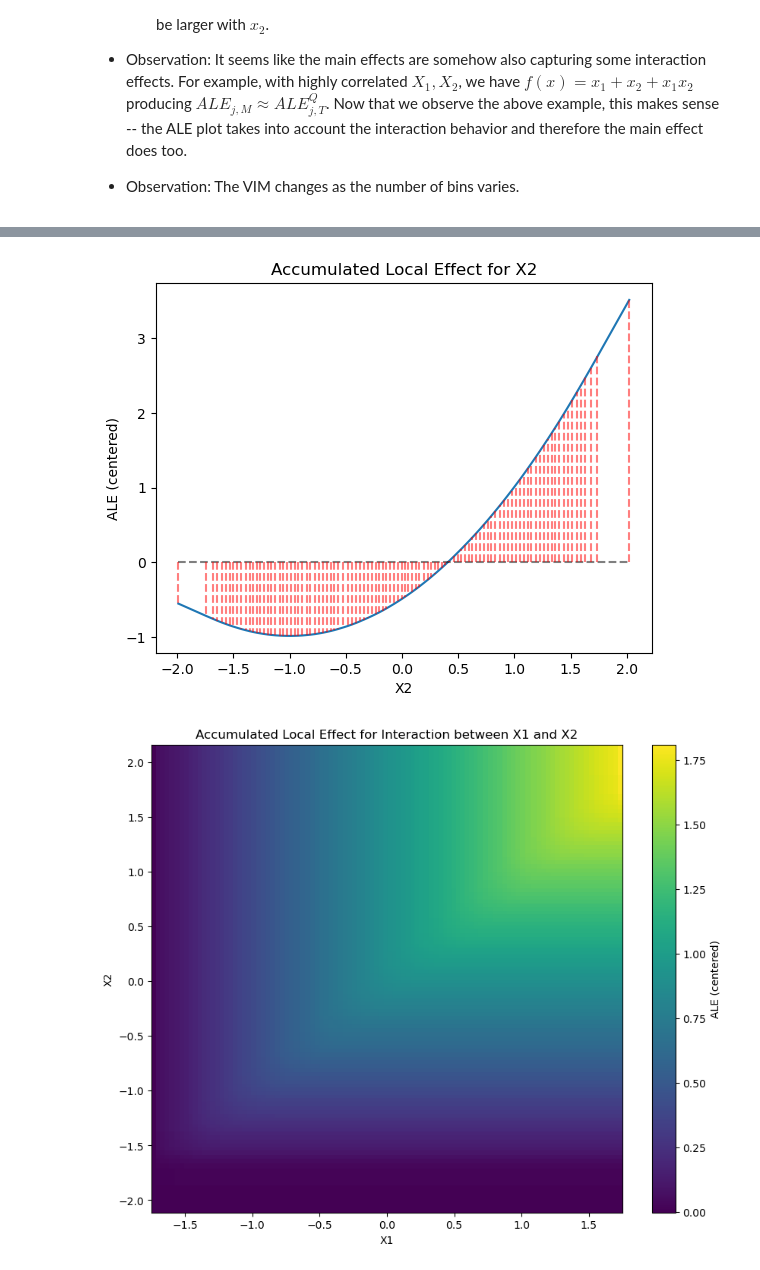
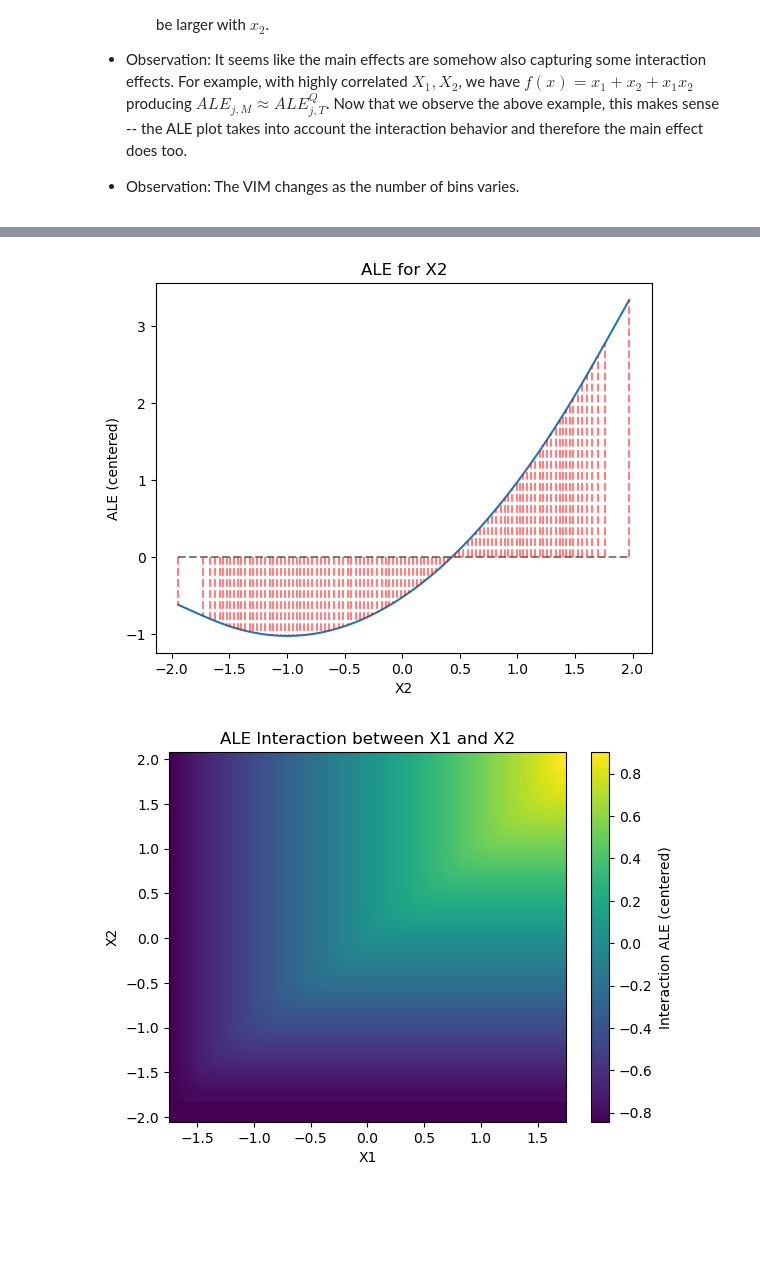
Before and after one commit to dawsonren/ExplainableML, a Jupyter notebook: examine.ipynb, the cells around one changed output, grey strips where cells are left out. Saved outputs shown, nothing was run; the diff lists cells and outputs as text; code cells hidden in the pictures; blank space fills up the shorter version.

```diff
--- a/examine.ipynb
+++ b/examine.ipynb
@@ -163,17 +134,4 @@ plt.show()
 # %%
-edges1, curve1 = ale_1d(f, X, 1, bins)
-x_vals = np.linspace(edges1.min(), edges1.max(), 100)
-theory = (1 / 2) * x_vals ** 2 + x_vals - (1 / 2)
-plt.figure()
-plt.plot(edges1, curve1, label='ALE Curve')
-plt.plot(x_vals, theory, color='green', linestyle='--', label='Theoretical')
-# draw horizontal line at y=0
-plt.hlines(y=0, xmin=edges1.min(), xmax=edges1.max(), color='black', linestyle='--', alpha=0.5)
-# draw vertical lines from 0 to the value of curve1 at each edge
-plt.vlines(x=edges1, ymin=0, ymax=curve1, color='red', linestyle='--', alpha=0.5)
-plt.xlabel("X1")
-plt.ylabel("ALE (centered)")
-plt.title("Accumulated Local Effect for X1")
-plt.legend()
-plt.show()
+ale = ALE(f, X, bins=bin_selection(n))
+ale.ale_1d(1)
 # %% [output]
@@ -181,29 +139,8 @@ plt.show()
 # %%
-edges2, curve2 = ale_1d(f, X, 2, bins=bins)
-x_vals = np.linspace(edges2.min(), edges2.max(), 100)
-# theory = 6 / 5 + sigma ** 2
-plt.plot(edges2, curve2, label='ALE Curve')
-# plt.plot(x_vals, theory, color='green', linestyle='--', label='Theoretical')
-# draw horizontal line at y=0
-plt.hlines(y=0, xmin=edges2.min(), xmax=edges2.max(), color='black', linestyle='--', alpha=0.5)
-# draw vertical lines from 0 to the value of curve2 at each edge
-plt.vlines(x=edges2, ymin=0, ymax=curve2, color='red', linestyle='--', alpha=0.5)
-plt.xlabel("X2")
-plt.ylabel("ALE (centered)")
-plt.title("Accumulated Local Effect for X2")
-plt.show()
+ale.ale_1d(2)
 # %% [output]
-[figure, old version]
+[figure, new version]
 # %%
-edges1_interaction, edges2_interaction, curve_interaction = ale_2d(f, X, 1, 2, bins=bins)
-edges1_mesh, edges2_mesh = np.meshgrid(edges1_interaction, edges2_interaction)
-plt.figure(figsize=(10, 8))
-# plot heatmap
-plt.pcolormesh(edges1_mesh, edges2_mesh, curve_interaction, shading='auto', cmap='viridis')
-plt.colorbar(label='ALE (centered)')
-plt.xlabel("X1")
-plt.ylabel("X2")
-plt.title("Accumulated Local Effect for Interaction between X1 and X2")
-plt.show()
+ale.ale_2d(1, 2)
 # %% [output]
-[figure, old version]
+[figure, new version]
```
Also changed, not shown: parts of 8 cells of this notebook, 16 other files.
